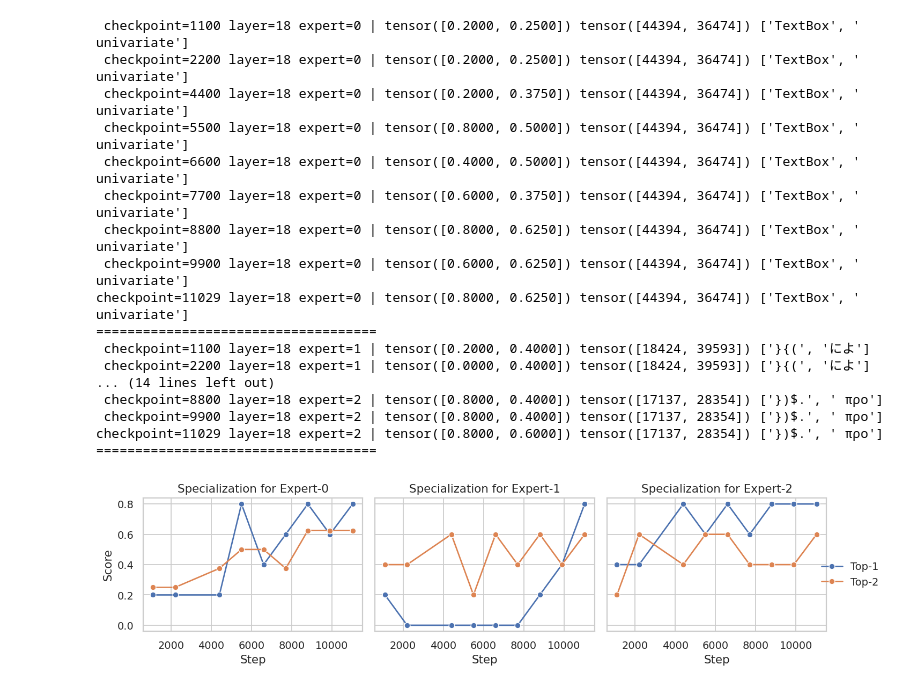
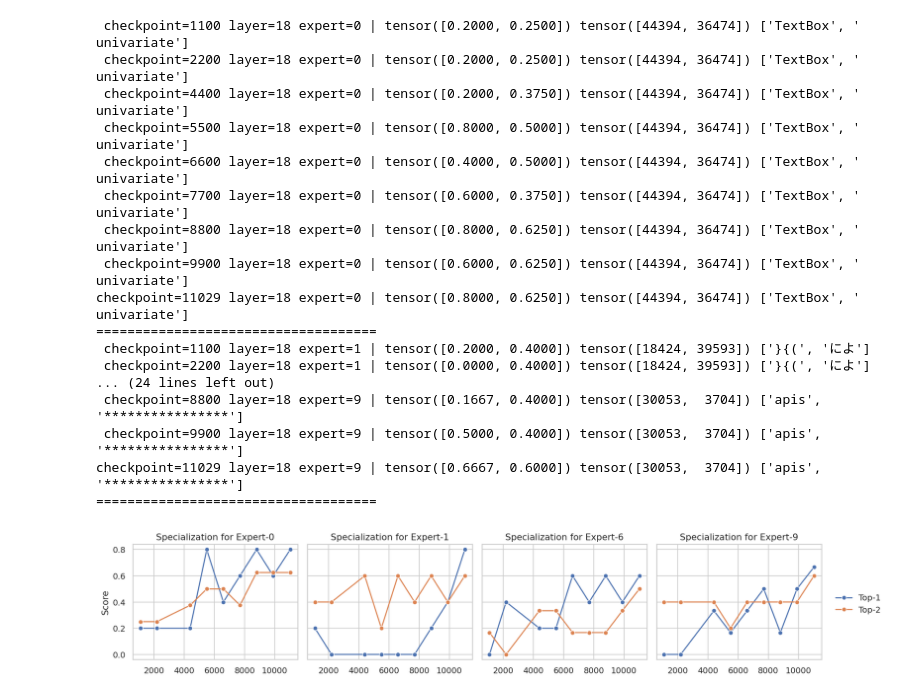
Before and after one commit to cmu-flame/FLAME-MoE, a Jupyter notebook: empirical_analysis/plot/expert_specialization.ipynb, the cells around one changed output. Saved outputs shown, nothing was run; the diff lists cells and outputs as text; code cells hidden in the pictures.

Commit message:
include the full plotting

```diff
--- a/empirical_analysis/plot/expert_specialization.ipynb
+++ b/empirical_analysis/plot/expert_specialization.ipynb
@@ -53,7 +53,8 @@ def load(
     pack = specialization.topk(k=top_k)
     return pack.values, pack.indices
 # %%
-expert_indices = torch.tensor([0, 1, 2])
+expert_indices = torch.tensor([0, 1, 6, 9])
+
 layer_number, min_samples, top_k = 18, 5, 2
 last_indices = torch.zeros(expert_indices.max() + 1, top_k, dtype=torch.int64)
 
@@ -94,35 +95,34 @@ checkpoint=11029 layer=18 expert=0 | tensor([0.8000, 0.6250]) tensor([44394, 364
 ====================================
  checkpoint=1100 layer=18 expert=1 | tensor([0.2000, 0.4000]) tensor([18424, 39593]) ['}{(', 'によ']
  checkpoint=2200 layer=18 expert=1 | tensor([0.0000, 0.4000]) tensor([18424, 39593]) ['}{(', 'によ']
-... (14 lines left out)
- checkpoint=8800 layer=18 expert=2 | tensor([0.8000, 0.4000]) tensor([17137, 28354]) ['})$.', ' προ']
- checkpoint=9900 layer=18 expert=2 | tensor([0.8000, 0.4000]) tensor([17137, 28354]) ['})$.', ' προ']
-checkpoint=11029 layer=18 expert=2 | tensor([0.8000, 0.6000]) tensor([17137, 28354]) ['})$.', ' προ']
+... (24 lines left out)
+ checkpoint=8800 layer=18 expert=9 | tensor([0.1667, 0.4000]) tensor([30053,  3704]) ['apis', '****************']
+ checkpoint=9900 layer=18 expert=9 | tensor([0.5000, 0.4000]) tensor([30053,  3704]) ['apis', '****************']
+checkpoint=11029 layer=18 expert=9 | tensor([0.6667, 0.6000]) tensor([30053,  3704]) ['apis', '****************']
 ====================================
 # %%
 sns.set_theme(style="whitegrid", font_scale=1.0)
 fig, axes = plt.subplots(1, len(lines), figsize=(3.2 * len(lines) + 2, 3), dpi=128, sharey=True)
 
 for ax, (expert_id, series) in zip(axes, lines):
     steps = [step for step, _ in series]
     value_lists = list(zip(*[vals for _, vals in series]))
 
     for j, scores in enumerate(value_lists):
         sns.lineplot(x=steps, y=scores, marker='o', ax=ax, label=f"Top-{j+1}")
 
     ax.set_title(f"Specialization for Expert-{expert_id}")
-    ax.set_xlabel("Step")
     ax.set_ylabel("Score" if ax is axes[0] else "")
     ax.legend_.remove()
 
 handles, labels = axes[0].get_legend_handles_labels()
 fig.legend(handles, labels, loc='center right', frameon=False)
-plt.tight_layout(rect=[0, 0, 0.94, 1])
+plt.tight_layout(rect=[0, 0, 0.93, 1])
 
 joined_ids = "-".join(str(expert_id) for expert_id, _ in lines)
 file = Path(f"figures/expert-specialization/flame-moe-1.7b/{layer_number}/{joined_ids}.pdf")
 file.parent.mkdir(parents=True, exist_ok=True)
-plt.savefig(file)
+plt.savefig(file, bbox_inches='tight', pad_inches=0)
 plt.show()
 # %% [output]
-[figure, old version]
+[figure, new version]
```
